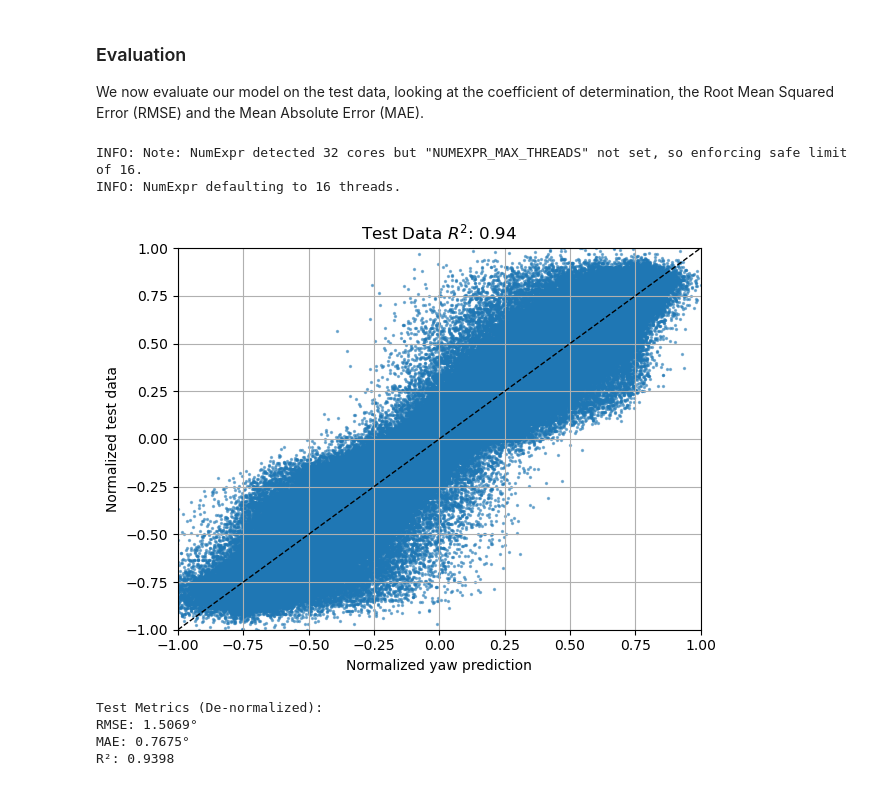
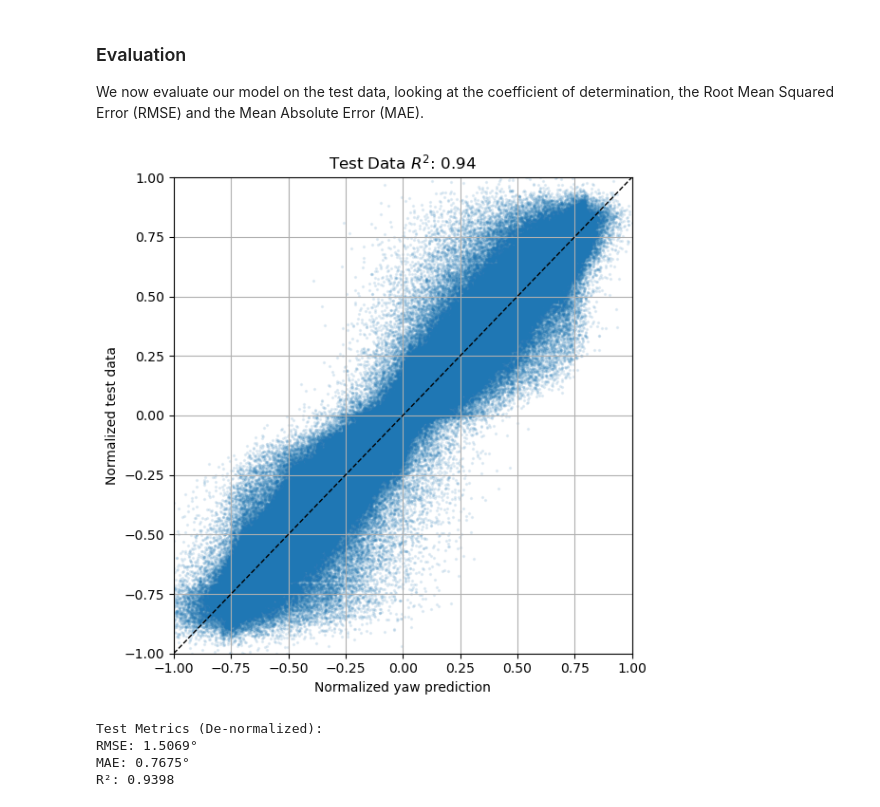
Before and after one commit to nicolo-italiano/deep_learning_course_wfco, a Jupyter notebook: notebooks/01_main_notebook.ipynb, the cells around one changed output. Drawn from its saved outputs; the diff is of its cells as text; code cells hidden in the pictures.

```diff
--- a/notebooks/01_main_notebook.ipynb
+++ b/notebooks/01_main_notebook.ipynb
@@ -226,37 +226,35 @@ We now evaluate our model on the test data, looking at the coefficient of determ
 # %%
 model.eval()
 all_preds_test, all_true_test = [], []
 
 with torch.no_grad():
     for xb, yb, maskb in test_loader:  # <-- use test_loader here
         xb, yb, maskb = xb.to(device), yb.to(device), maskb.to(device)
         y_pred = model(xb, maskb).squeeze()
         all_preds_test.append(y_pred.cpu())
         all_true_test.append(yb.cpu())
 
 # Concatenate all batches
 all_preds_test = torch.cat(all_preds_test).numpy()
 all_true_test = torch.cat(all_true_test).numpy()
 
 # Compute R^2 score
 from sklearn.metrics import r2_score
 r2_test = r2_score(all_true_test, all_preds_test)
 
 # Plot
-plt.figure()
-plt.scatter(all_preds_test, all_true_test, s=2, alpha=0.5)
+plt.figure(figsize=(6, 6))
+plt.scatter(all_preds_test, all_true_test, s=2, alpha=0.1)
 plt.xlabel("Normalized yaw prediction")
 plt.ylabel("Normalized test data")
 plt.title(f"Test Data $R^2$: {r2_test:.2f}")
 plt.grid(True)
 plt.xlim(-1, 1)
 plt.ylim(-1, 1)
 plt.plot([-1, 1], [-1, 1], 'k--', lw=1)
 plt.tight_layout()
 # %% [output]
-INFO: Note: NumExpr detected 32 cores but "NUMEXPR_MAX_THREADS" not set, so enforcing safe limit of 16.
-INFO: NumExpr defaulting to 16 threads.
-[figure, old version]
+[figure, new version]
 # %%
 from sklearn.metrics import root_mean_squared_error, mean_absolute_error, r2_score, max_error
 
```
Also changed, not shown: 1 other file.
